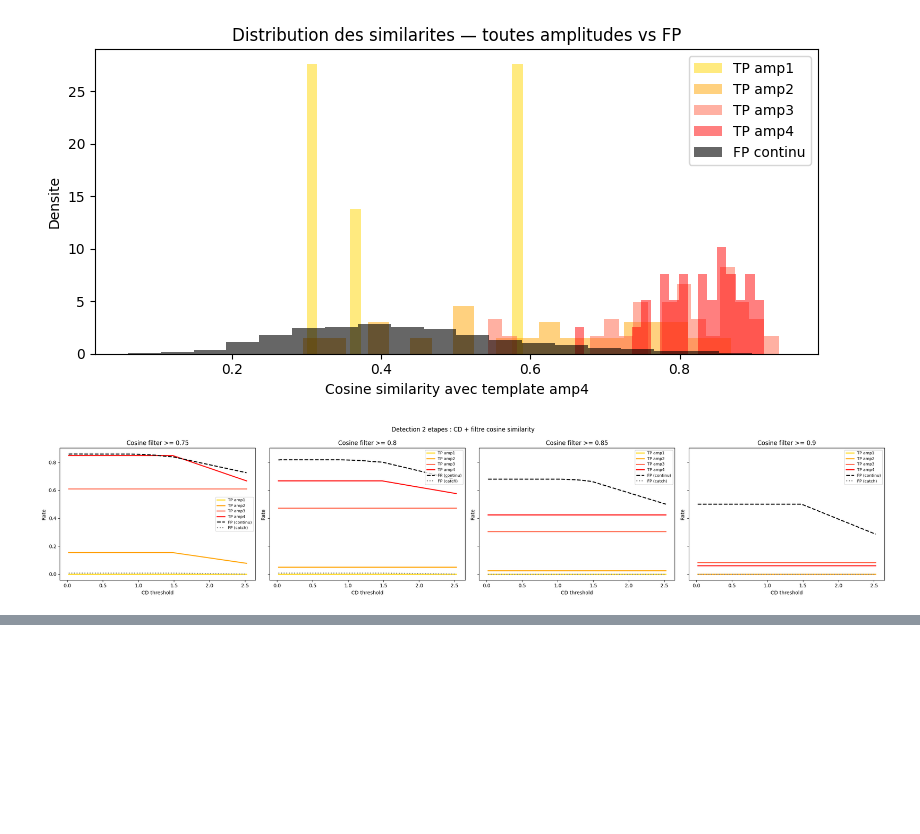
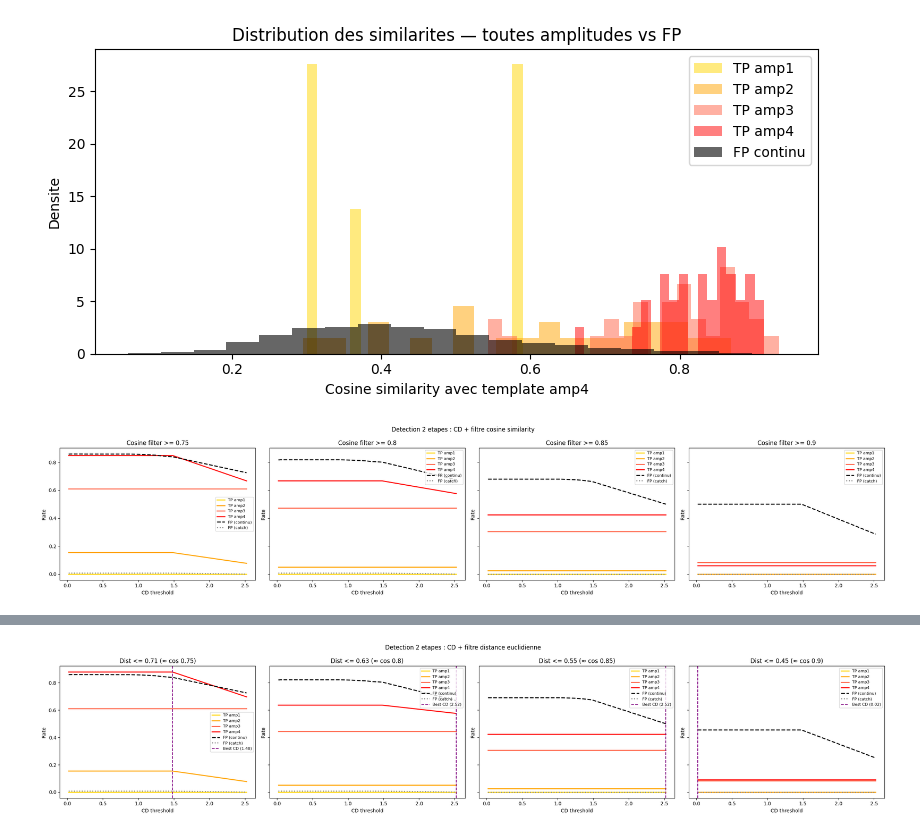
Before and after one commit to guenzi/NEURO-X-Project-I, a Jupyter notebook: rdv5mars.ipynb, the cells around one changed output, grey strips where cells are left out. Saved outputs shown, nothing was run; the diff lists cells and outputs as text; code cells hidden in the pictures; blank space fills up the shorter version.

```diff
--- a/rdv5mars.ipynb
+++ b/rdv5mars.ipynb
@@ -419,3 +576,102 @@ plt.tight_layout()
 plt.show()
 # %% [output]
 [figure]
+# %%
+# Detection 2 etapes : CD + filtre distance euclidienne
+# Meme pipeline que cosine mais avec distance euclidienne (dist <= seuil)
+
+W_euc = 5  # fenetre 50ms
+
+def euclidean_dist_at_times(times, AP_Bin_Matrx, AP_Bin_Resolution, template, W):
+    dists = []
+    for ev in times:
+        pt = int(np.round(ev * AP_Bin_Resolution))
+        if pt + W > AP_Bin_Matrx.shape[1]:
+            dists.append(np.inf)
+            continue
+        vec = AP_Bin_Matrx[:, pt:pt + W].mean(axis=1).astype(np.float32)
+        vec = vec / (np.linalg.norm(vec) + 1e-12)
+        dists.append(float(np.linalg.norm(vec - template)))
+    return np.array(dists)
+
+dist_thresholds = [0.71, 0.63, 0.55, 0.45]   # equiv. cosine 0.75/0.80/0.85/0.90
+
+fig, axes = plt.subplots(1, len(dist_thresholds), figsize=(6 * len(dist_thresholds), 5), sharey=True)
+
+for ax, dist_thr in zip(axes, dist_thresholds):
+    tp_c  = {a: [] for a in amps_stim}
+    fp_co = []
+    fp_ca = []
+
+    for thr in ths:
+        det_t = detect_peaks(score, t_sig, thr, refractory_s, Bin_size, t_start, t_end)
+        if len(det_t) > 0:
+            dists = euclidean_dist_at_times(det_t, AP_Bin_Matrx, AP_Bin_Resolution, template, W_euc)
+            det_t = det_t[dists <= dist_thr]
+        n_det = max(len(det_t), 1)
+
+        in_win_any = np.zeros(len(det_t), dtype=bool)
+        for st in all_stim_times:
+            in_win_any |= (det_t >= st) & (det_t <= st + tol_post)
+        fp_co.append(np.sum(~in_win_any) / n_det)
+
+        hits_catch = sum(np.any((det_t >= st) & (det_t <= st + tol_post)) for st in Catch_times)
+        fp_ca.append(hits_catch / max(n_catch_trials, 1))
+
+        for a in amps_stim:
+            hits = sum(np.any((det_t >= st) & (det_t <= st + tol_post))
+                       for st in Stim_times_by_amp[a])
+            tp_c[a].append(hits / max(len(Stim_times_by_amp[a]), 1))
+
+    tp_c  = {a: np.array(tp_c[a]) for a in amps_stim}
+    fp_co = np.array(fp_co)
+
+    # Meilleur CD threshold : max TP4 - FP (avec au moins 10 det. et TP4 > 0)
+    best_i = None
+    best_sc = -np.inf
+    for i, thr in enumerate(ths):
+        det_t = detect_peaks(score, t_sig, thr, refractory_s, Bin_size, t_start, t_end)
+        if len(det_t) > 0:
+            dists = euclidean_dist_at_times(det_t, AP_Bin_Matrx, AP_Bin_Resolution, template, W_euc)
+            det_t = det_t[dists <= dist_thr]
+        if len(det_t) >= 10 and tp_c[4][i] > 0:
+            sc = tp_c[4][i] - fp_co[i]
+            if sc > best_sc:
+                best_sc = sc
+                best_i  = i
+    best_thr = ths[best_i]
+
+    # Plot
+    for a in amps_stim:
+        ax.plot(ths, tp_c[a], color=colors_amp[a], lw=2, label=f"TP amp{a}")
+    ax.plot(ths, fp_co,            color="black", lw=2, linestyle="--", label="FP (continu)")
+    ax.plot(ths, np.array(fp_ca),  color="gray",  lw=2, linestyle=":",  label="FP (catch)")
+    ax.axvline(best_thr, color="purple", linestyle="--", lw=1.5, label=f"Best CD ({best_thr:.2f})")
+    ax.set_xlabel("CD threshold")
+    ax.set_ylabel("Rate")
+    cos_equiv = round(1 - dist_thr**2 / 2, 2)
+    ax.set_title(f"Dist <= {dist_thr} (≈ cos {cos_equiv})")
+    ax.legend(fontsize=8)
+
+    # Stats au meilleur threshold
+    det_t = detect_peaks(score, t_sig, best_thr, refractory_s, Bin_size, t_start, t_end)
+    if len(det_t) > 0:
+        dists = euclidean_dist_at_times(det_t, AP_Bin_Matrx, AP_Bin_Resolution, template, W_euc)
+        det_t = det_t[dists <= dist_thr]
+    n_det = len(det_t)
+    in_win_any = np.zeros(len(det_t), dtype=bool)
+    for st in all_stim_times:
+        in_win_any |= (det_t >= st) & (det_t <= st + tol_post)
+    n_fp = int(np.sum(~in_win_any))
+
+    print(f"\nDist <= {dist_thr} (≈ cosine {cos_equiv})  |  Best CD threshold = {best_thr:.3f}")
+    print(f"  Total detections : {n_det}  |  FP absolus : {n_fp}  |  FP rate : {n_fp/max(n_det,1):.2f}")
+    for a in amps_stim:
+        hits = sum(np.any((det_t >= st) & (det_t <= st + tol_post))
+                   for st in Stim_times_by_amp[a])
+        print(f"  TP amp{a} : {hits:3d} / {len(Stim_times_by_amp[a])}  (rate={hits/max(len(Stim_times_by_amp[a]),1):.2f})")
+
+plt.suptitle("Detection 2 etapes : CD + filtre distance euclidienne")
+plt.tight_layout()
+plt.show()
+# %% [output]
@@ -421,0 +695 @@ plt.show()
+[figure, added]
```
Also changed, not shown: parts of 9 cells of this notebook.
